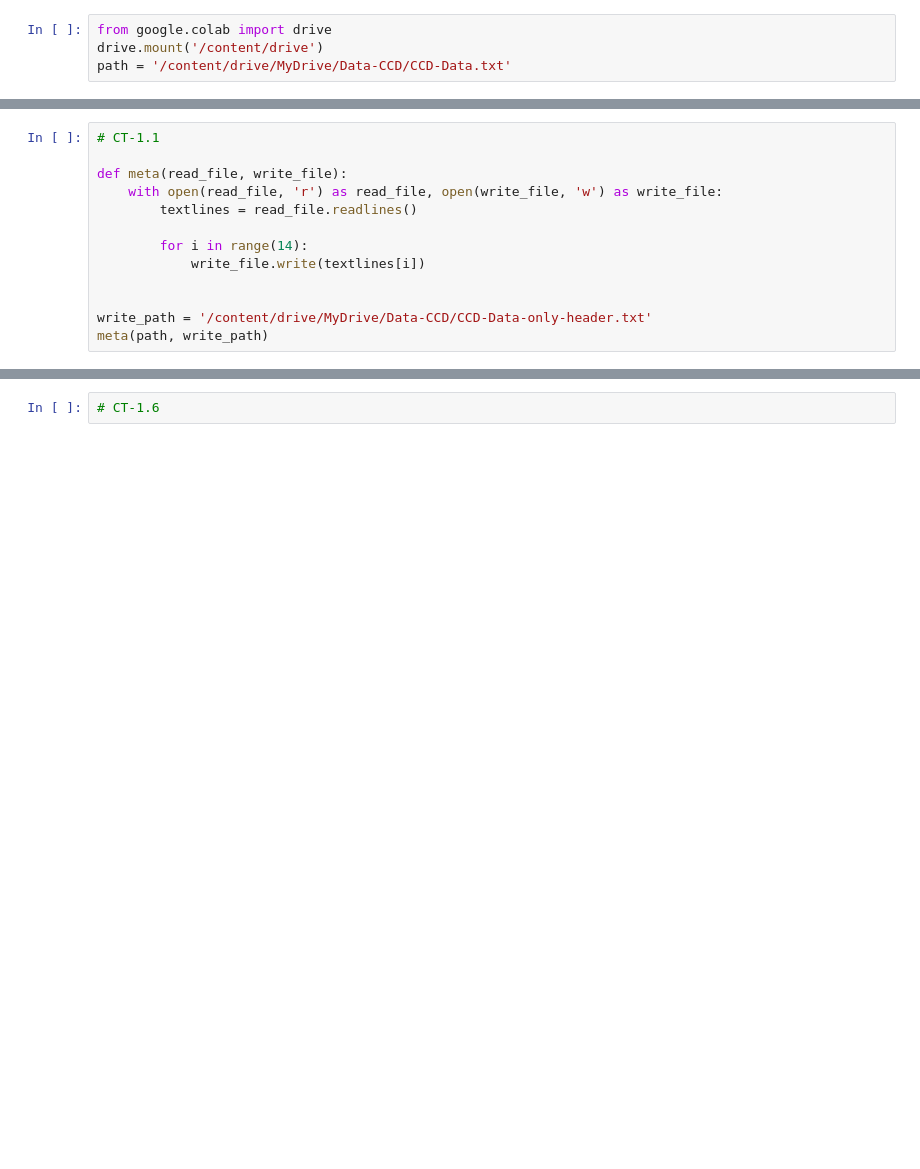
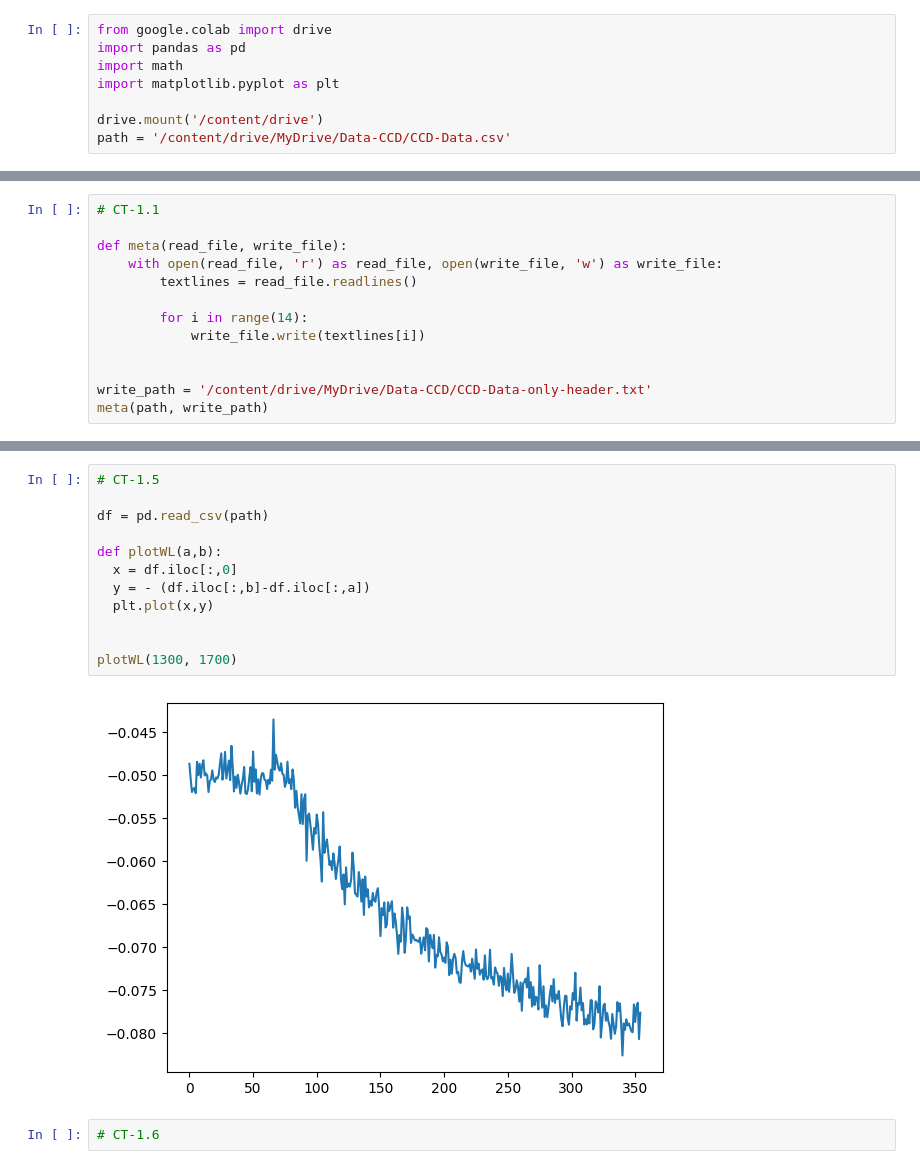
Before and after one commit to orsli/Data-Science-Fundamentals, a Jupyter notebook: CodingTask1.ipynb, the cells around one changed output, grey strips where cells are left out. Cells and saved outputs as stored; diff of their text form; blank space fills up the shorter version.

```diff
--- a/CodingTask1.ipynb
+++ b/CodingTask1.ipynb
@@ -21,8 +21,12 @@ datafile and saves that information into a separate textfile. [0.5 points]
 - **CT-1.7** Plot the full and some reduced datasets in the same figure. Is there any visual difference? [2.0 points]
 # %%
 from google.colab import drive
+import pandas as pd
+import math
+import matplotlib.pyplot as plt
+
 drive.mount('/content/drive')
-path = '/content/drive/MyDrive/Data-CCD/CCD-Data.txt'
+path = '/content/drive/MyDrive/Data-CCD/CCD-Data.csv'
 # %% [output]
 Drive already mounted at /content/drive; to attempt to forcibly remount, call drive.mount("/content/drive", force_remount=True).
 # %%
@@ -49,3 +125,17 @@ meta(path, write_path)
+# %%
+# CT-1.5
+
+df = pd.read_csv(path)
+
+def plotWL(a,b):
+  x = df.iloc[:,0]
+  y = - (df.iloc[:,b]-df.iloc[:,a])
+  plt.plot(x,y)
+
+
+plotWL(1300, 1700)
+# %% [output]
+[figure, added]
 # %%
 # CT-1.6
 # %%
```
Also changed, not shown: parts of 9 cells of this notebook.
